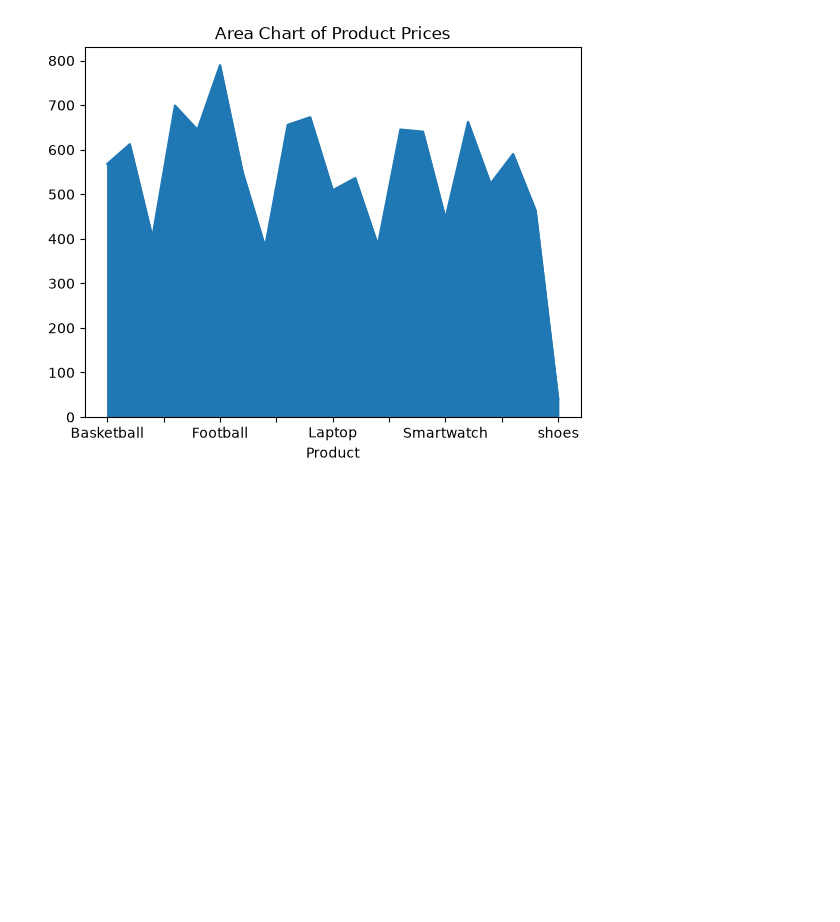
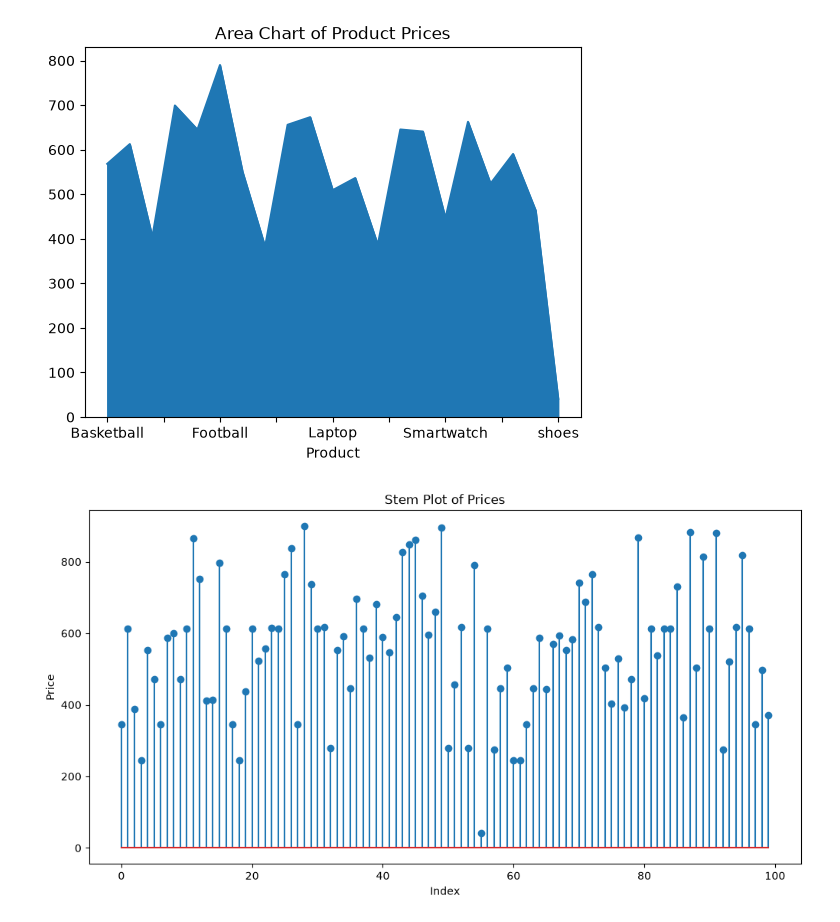
Before and after one commit to MalikShakir786/pandas_lib, a Jupyter notebook: lib/visual.ipynb, the cells around one changed output. Cells and saved outputs as stored; diff of their text form; code cells hidden in the pictures; blank space fills up the shorter version.

```diff
--- a/lib/visual.ipynb
+++ b/lib/visual.ipynb
@@ -152,3 +152,14 @@ plt.title('Area Chart of Product Prices')
 plt.show()
 # %% [output]
 [figure]
+# %%
+plt.figure(figsize=(12,6))
+plt.stem(df['Price'])
+
+plt.xlabel('Index')
+plt.ylabel('Price')
+plt.title('Stem Plot of Prices')
+
+plt.show()
+# %% [output]
+[figure, added]
```
Also changed, not shown: parts of 9 cells of this notebook, 3 other files.
